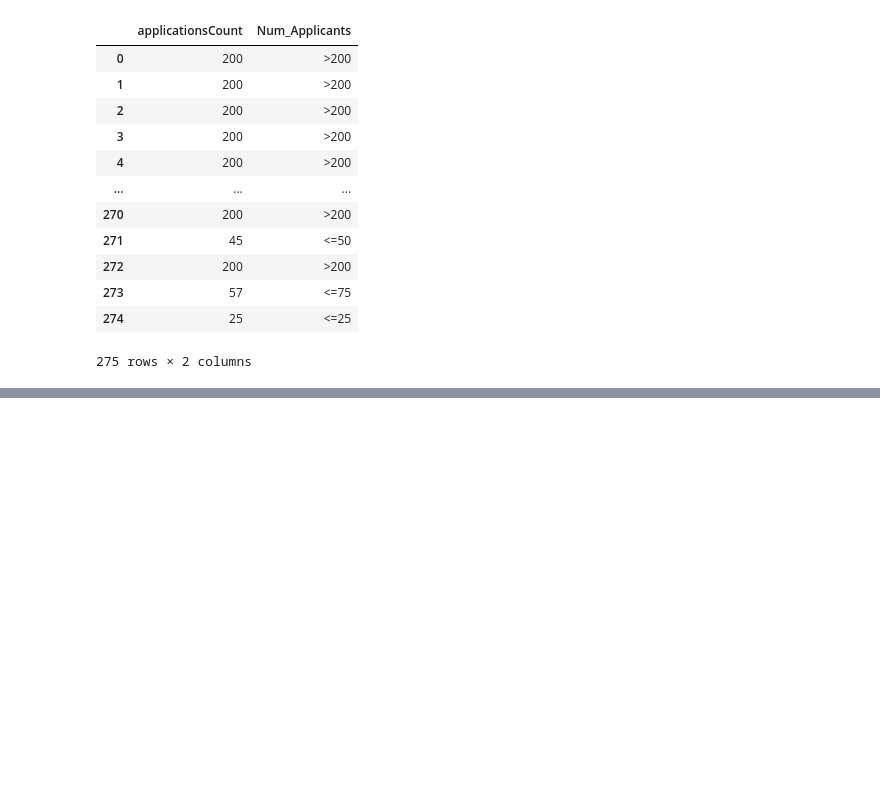
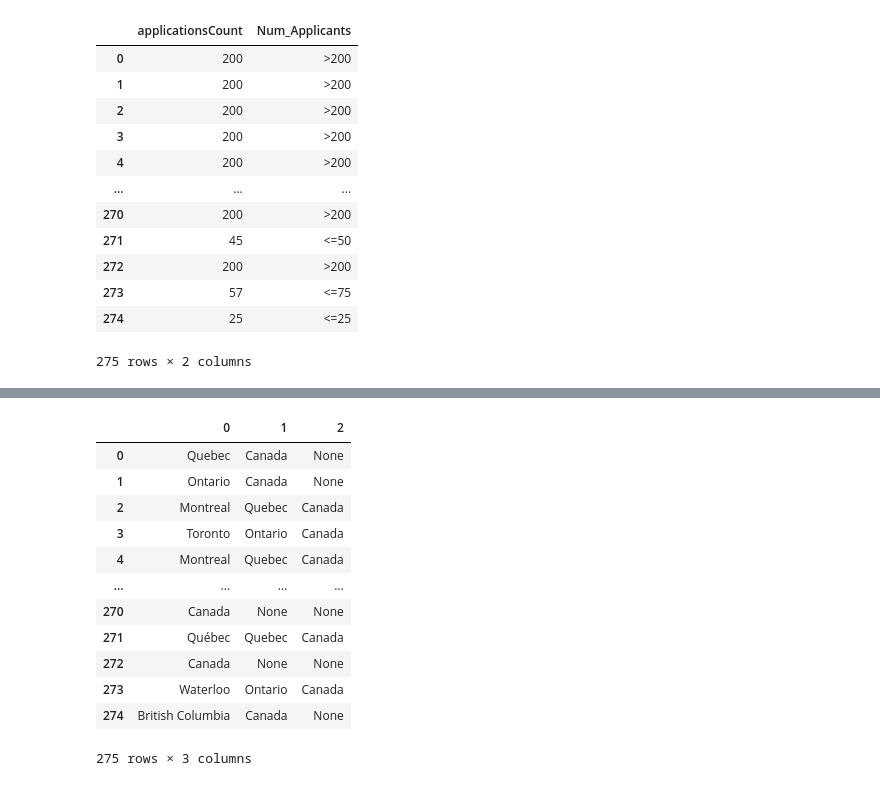
Before and after one commit to Clarkey33/Job_Market, a Jupyter notebook: job_analysis.ipynb, the cells around one changed output, grey strips where cells are left out. Saved outputs shown, nothing was run; the diff lists cells and outputs as text; code cells hidden in the pictures; blank space fills up the shorter version.

```diff
--- a/job_analysis.ipynb
+++ b/job_analysis.ipynb
@@ -306,0 +457,3 @@ job_data[['applicationsCount', 'Num_Applicants']]
+# %%
+job_data['companyName'].fillna('Not Disclosed', inplace= True) #change Nan to Not Disclosed
+job_data['companyName'].isnull().sum() #check that Nan value was changed
@@ -306,0 +494,16 @@ job_data[['applicationsCount', 'Num_Applicants']]
+# %%
+ job_data['location'].str.split(",", n=3, expand= True)
+# %% [output]
+|  | 0 | 1 | 2 |
+| 0 | Quebec | Canada | None |
+| 1 | Ontario | Canada | None |
+| 2 | Montreal | Quebec | Canada |
+| 3 | Toronto | Ontario | Canada |
+| 4 | Montreal | Quebec | Canada |
+| ... | ... | ... | ... |
+| 270 | Canada | None | None |
+| 271 | Québec | Quebec | Canada |
+| 272 | Canada | None | None |
+| 273 | Waterloo | Ontario | Canada |
+| 274 | British Columbia | Canada | None |
+275 rows × 3 columns
```
Also changed, not shown: parts of 34 cells of this notebook.
